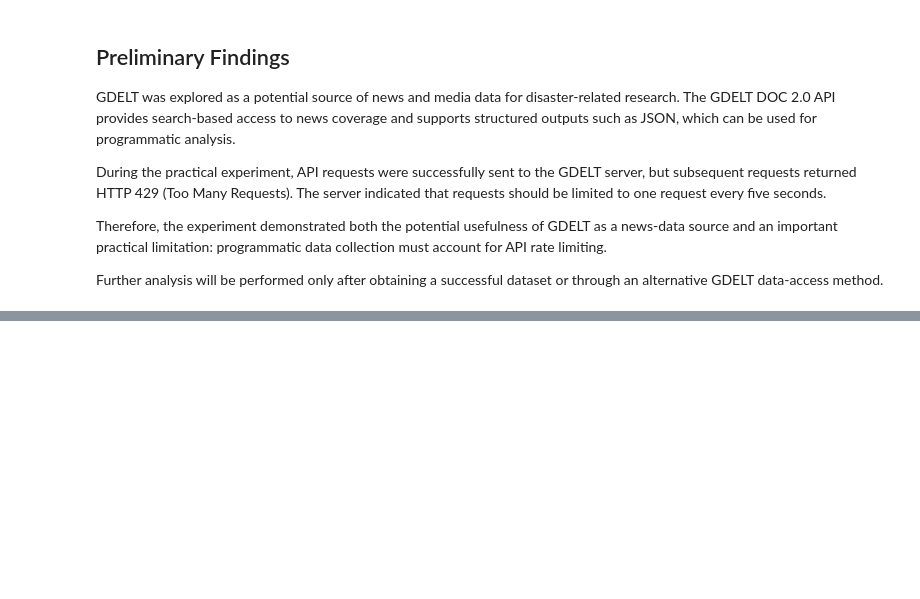
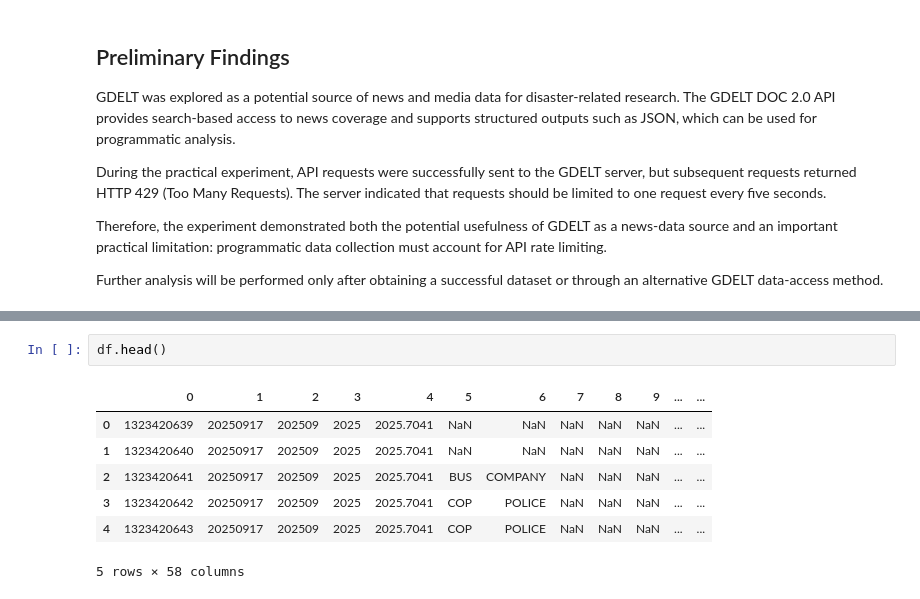
Before and after one commit to Sumaira-K/GDELT-Research, a Jupyter notebook: notebooks/gdelt_exploration.ipynb, the cells around one changed output, grey strips where cells are left out. Saved outputs shown, nothing was run; the diff lists cells and outputs as text; blank space fills up the shorter version.

```diff
--- a/notebooks/gdelt_exploration.ipynb
+++ b/notebooks/gdelt_exploration.ipynb
@@ -192,0 +211,10 @@ dataset or through an alternative GDELT data-access method.
+# %%
+df.head()
+# %% [output]
+|  | 0 | 1 | 2 | 3 | 4 | 5 | 6 | 7 | 8 | 9 | ... | ... |
+| 0 | 1323420639 | 20250917 | 202509 | 2025 | 2025.7041 | NaN | NaN | NaN | NaN | NaN | ... | ... |
+| 1 | 1323420640 | 20250917 | 202509 | 2025 | 2025.7041 | NaN | NaN | NaN | NaN | NaN | ... | ... |
+| 2 | 1323420641 | 20250917 | 202509 | 2025 | 2025.7041 | BUS | COMPANY | NaN | NaN | NaN | ... | ... |
+| 3 | 1323420642 | 20250917 | 202509 | 2025 | 2025.7041 | COP | POLICE | NaN | NaN | NaN | ... | ... |
+| 4 | 1323420643 | 20250917 | 202509 | 2025 | 2025.7041 | COP | POLICE | NaN | NaN | NaN | ... | ... |
+5 rows × 58 columns
```
Also changed, not shown: parts of 19 cells of this notebook, 3 other files.
